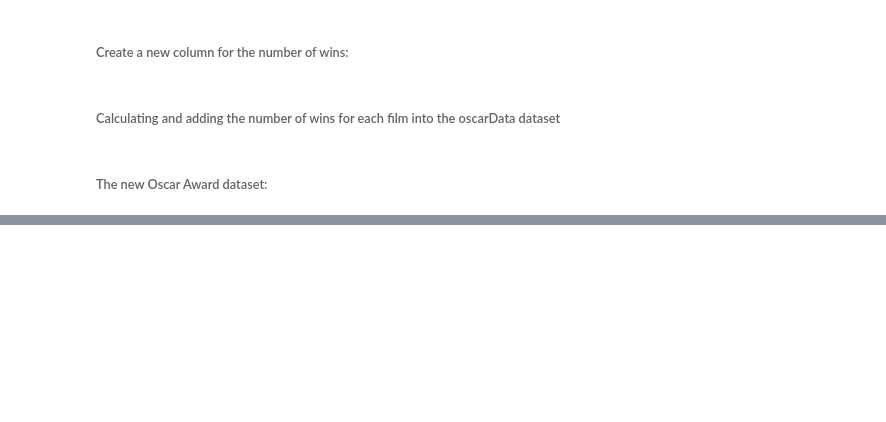
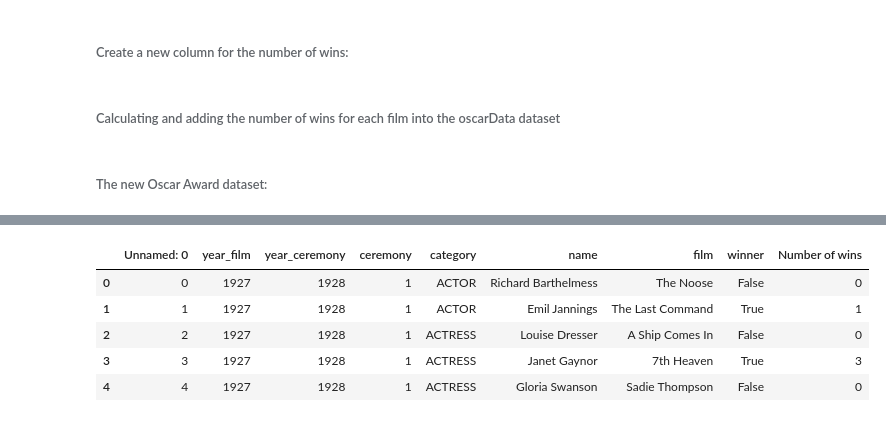
Before and after one commit to vernonyo/Film-Awards-Predictions, a Jupyter notebook: datasets/Clean Oscar Award.ipynb, the cells around one changed output, grey strips where cells are left out. Cells and saved outputs as stored; diff of their text form; code cells hidden in the pictures; blank space fills up the shorter version.

```diff
--- a/datasets/Clean Oscar Award.ipynb
+++ b/datasets/Clean Oscar Award.ipynb
@@ -317,0 +165,10 @@ oscarData.to_csv('oscarIMDBSales')
+# %%
+oscarData = pd.read_csv('oscarWithWins.csv')
+oscarData.head()
+# %% [output]
+|  | Unnamed: 0 | year_film | year_ceremony | ceremony | category | name | film | winner | Number of wins |
+| 0 | 0 | 1927 | 1928 | 1 | ACTOR | Richard Barthelmess | The Noose | False | 0 |
+| 1 | 1 | 1927 | 1928 | 1 | ACTOR | Emil Jannings | The Last Command | True | 1 |
+| 2 | 2 | 1927 | 1928 | 1 | ACTRESS | Louise Dresser | A Ship Comes In | False | 0 |
+| 3 | 3 | 1927 | 1928 | 1 | ACTRESS | Janet Gaynor | 7th Heaven | True | 3 |
+| 4 | 4 | 1927 | 1928 | 1 | ACTRESS | Gloria Swanson | Sadie Thompson | False | 0 |
```
Also changed, not shown: parts of 42 cells of this notebook, 1 other file.
